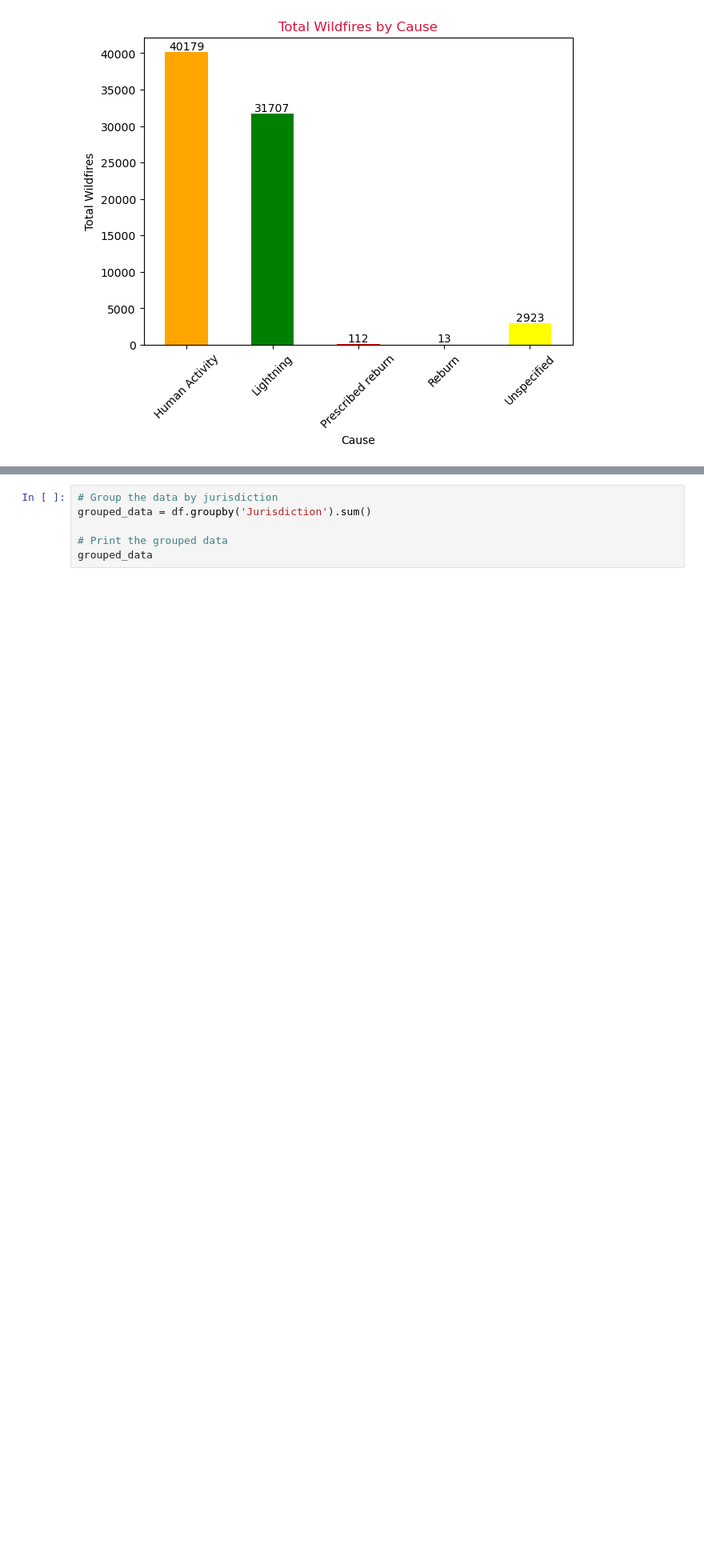
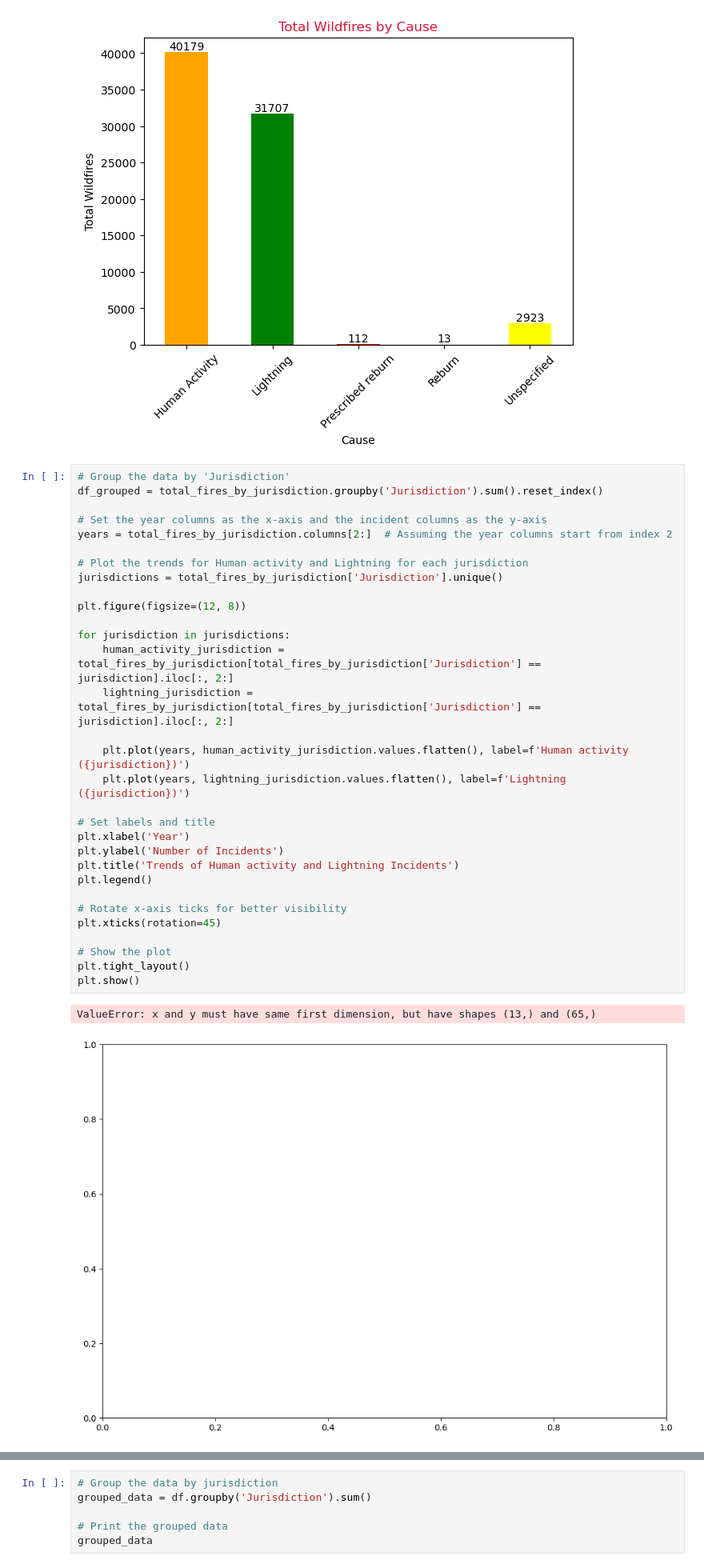
Before and after one commit to JasmineBamba/Group-Project-1-Group-2, a Jupyter notebook: Fires by Cause Class.ipynb, the cells around one changed output, grey strips where cells are left out. Shown: that part at 80% size. Saved outputs shown, nothing was run; the diff lists cells and outputs as text; blank space fills up the shorter version.

```diff
--- a/Fires by Cause Class.ipynb
+++ b/Fires by Cause Class.ipynb
@@ -162,6 +160,40 @@ plt.savefig('bar_plot_wildfires.png', dpi=300, bbox_inches='tight')
 plt.show()
 # %% [output]
 [figure]
+# %%
+# Group the data by 'Jurisdiction'
+df_grouped = total_fires_by_jurisdiction.groupby('Jurisdiction').sum().reset_index()
+
+# Set the year columns as the x-axis and the incident columns as the y-axis
+years = total_fires_by_jurisdiction.columns[2:]  # Assuming the year columns start from index 2
+
+# Plot the trends for Human activity and Lightning for each jurisdiction
+jurisdictions = total_fires_by_jurisdiction['Jurisdiction'].unique()
+
+plt.figure(figsize=(12, 8))
+
+for jurisdiction in jurisdictions:
+    human_activity_jurisdiction = total_fires_by_jurisdiction[total_fires_by_jurisdiction['Jurisdiction'] == jurisdiction].iloc[:, 2:]
+    lightning_jurisdiction = total_fires_by_jurisdiction[total_fires_by_jurisdiction['Jurisdiction'] == jurisdiction].iloc[:, 2:]
+
+    plt.plot(years, human_activity_jurisdiction.values.flatten(), label=f'Human activity ({jurisdiction})')
+    plt.plot(years, lightning_jurisdiction.values.flatten(), label=f'Lightning ({jurisdiction})')
+
+# Set labels and title
+plt.xlabel('Year')
+plt.ylabel('Number of Incidents')
+plt.title('Trends of Human activity and Lightning Incidents')
+plt.legend()
+
+# Rotate x-axis ticks for better visibility
+plt.xticks(rotation=45)
+
+# Show the plot
+plt.tight_layout()
+plt.show()
+# %% [output]
+ValueError: x and y must have same first dimension, but have shapes (13,) and (65,)
+[figure, added]
 # %%
 # Summing the values for each cause
 total_wildfires_by_cause = df_grouped.sum(axis=1)
```
Also changed, not shown: parts of 2 cells of this notebook, 3 other files.
